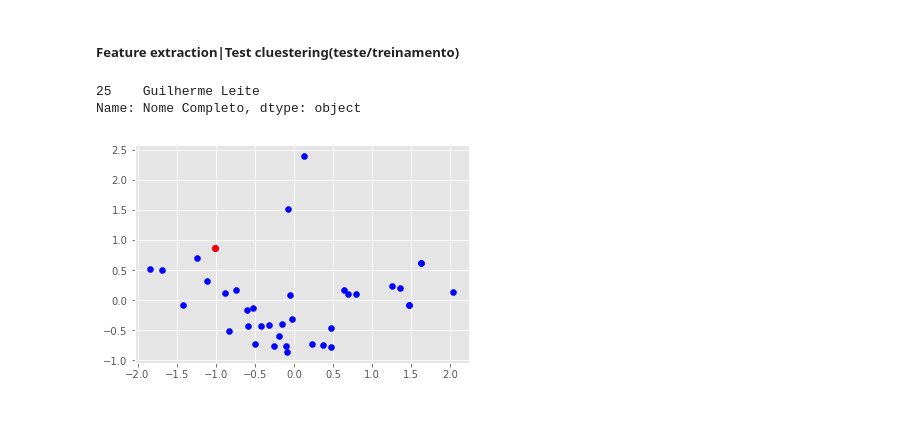
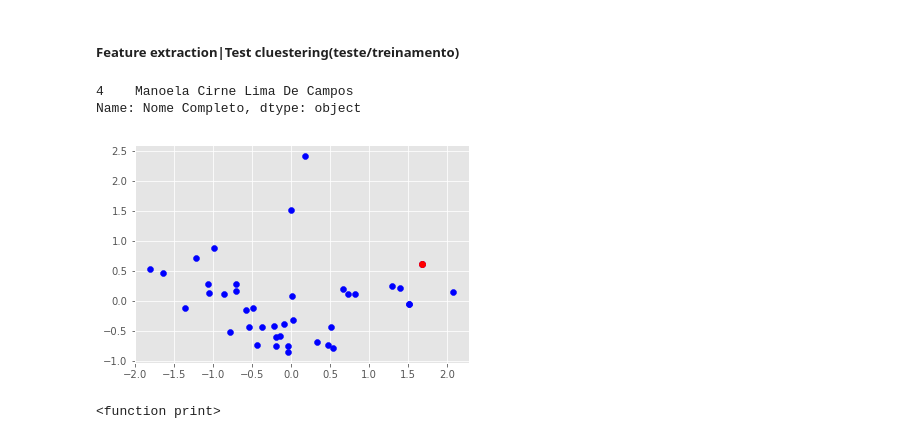
Before and after one commit to Fogelman/Spotify-Clustering, a Jupyter notebook: Reading Spotify Music.ipynb, the cells around one changed output. Cells and saved outputs as stored; diff of their text form; code cells hidden in the pictures.

```diff
--- a/Reading Spotify Music.ipynb
+++ b/Reading Spotify Music.ipynb
@@ -234,22 +230,25 @@ df.columns=['danceability', 'energy', 'speechiness', 'acousticness',
 # %%
 %matplotlib inline
 
 X = np.array(df)
 pca = PCA(n_components=2)
 pca.fit(X)
 
-num_pessoa = 25
+num_pessoa = 4
 num_pessoa_1 = num_pessoa+1
 if num_pessoa >= len(df_names):
     num_pessoa_1 = num_pessoa
 print(df_names[num_pessoa:num_pessoa_1])
 
 reduct = pca.transform(X)
 plt.scatter(reduct[:,0],reduct[:,1],c = 'b')
 
 plt.plot(reduct[num_pessoa,0],reduct[num_pessoa,1],'ro')
 plt.show()
+
+print
 # %% [output]
-25    Guilherme Leite
+4    Manoela Cirne Lima De Campos
 Name: Nome Completo, dtype: object
-[figure, old version]
+[figure, new version]
+<function print>
```
Also changed, not shown: parts of 13 cells of this notebook.
